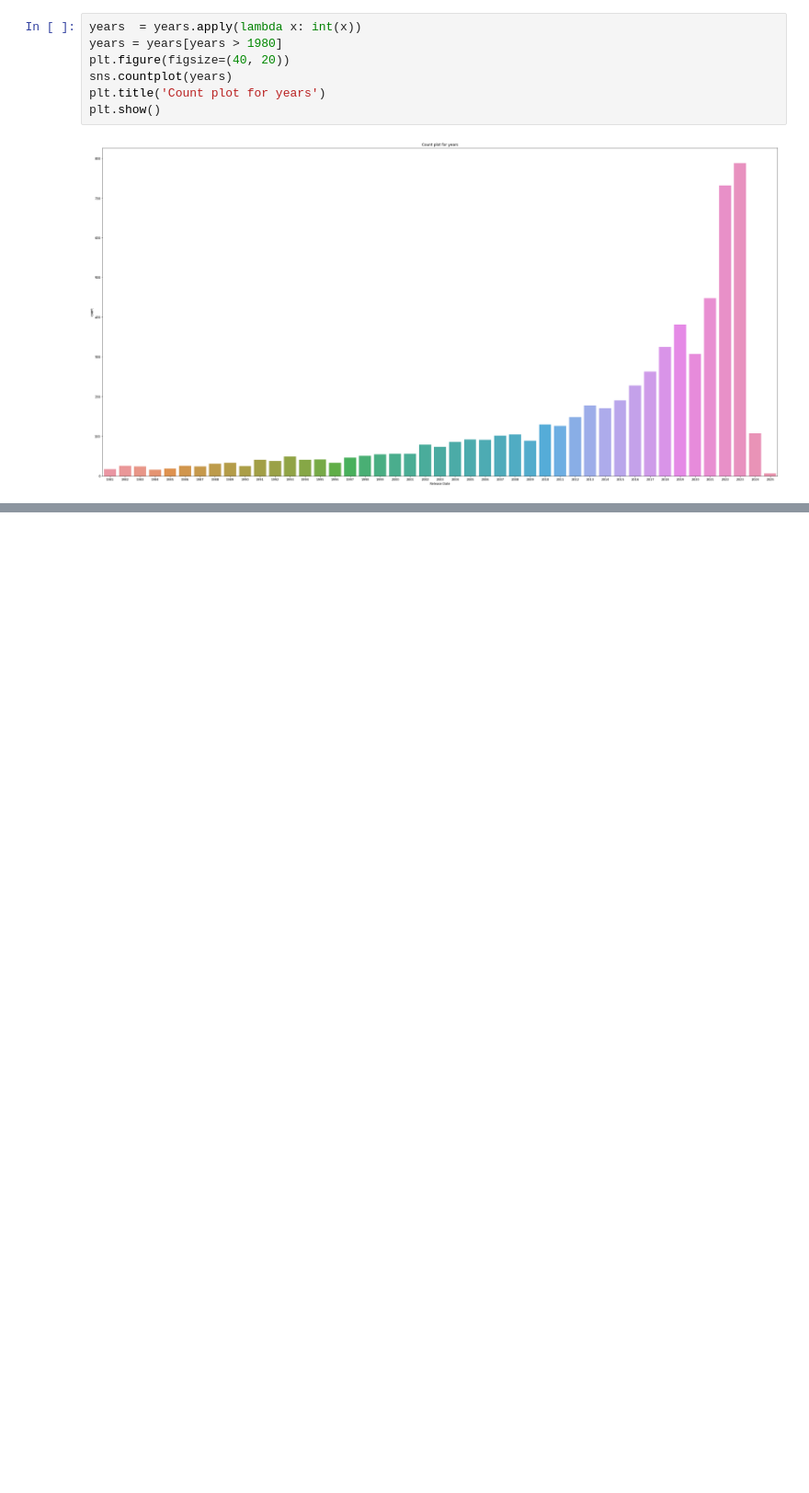
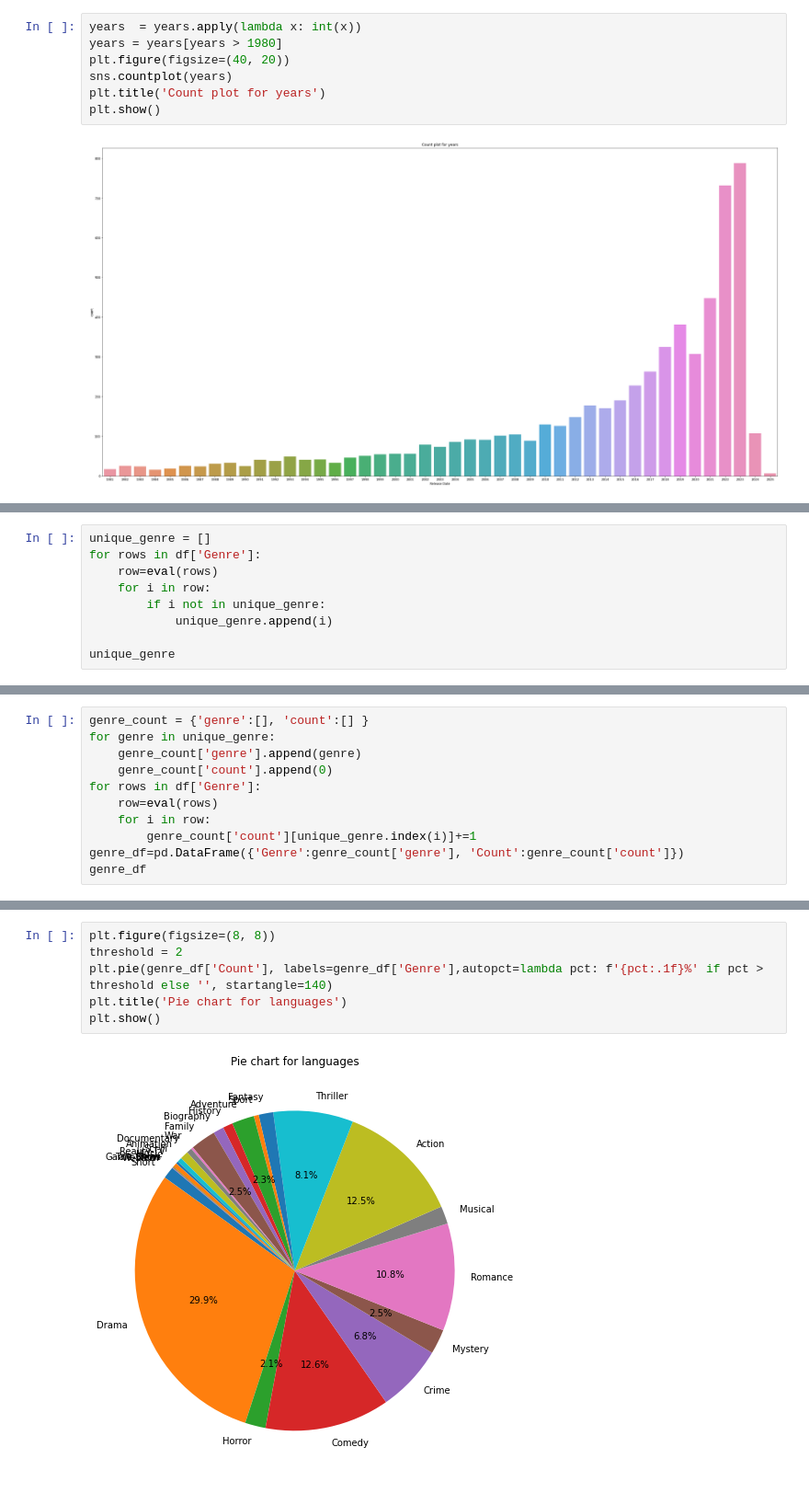
Before and after one commit to g-s01/indMov, a Jupyter notebook: data preprocessing/analysis.ipynb, the cells around one changed output, grey strips where cells are left out. Shown at 92% size. Drawn from its saved outputs; the diff is of its cells as text; blank space fills up the shorter version.

```diff
--- a/data preprocessing/analysis.ipynb
+++ b/data preprocessing/analysis.ipynb
@@ -139,0 +202,9 @@ plt.show()
+# %%
+unique_genre = []
+for rows in df['Genre']:
+    row=eval(rows)
+    for i in row:
+        if i not in unique_genre:
+            unique_genre.append(i)
+
+unique_genre
@@ -139,0 +229,11 @@ plt.show()
+# %%
+genre_count = {'genre':[], 'count':[] }
+for genre in unique_genre:
+    genre_count['genre'].append(genre)
+    genre_count['count'].append(0)
+for rows in df['Genre']:
+    row=eval(rows)
+    for i in row:
+        genre_count['count'][unique_genre.index(i)]+=1
+genre_df=pd.DataFrame({'Genre':genre_count['genre'], 'Count':genre_count['count']})
+genre_df
@@ -139,0 +258,8 @@ plt.show()
+# %%
+plt.figure(figsize=(8, 8))
+threshold = 2
+plt.pie(genre_df['Count'], labels=genre_df['Genre'],autopct=lambda pct: f'{pct:.1f}%' if pct > threshold else '', startangle=140)
+plt.title('Pie chart for languages')
+plt.show()
+# %% [output]
+[figure, added]
```
Also changed, not shown: parts of 7 cells of this notebook.
